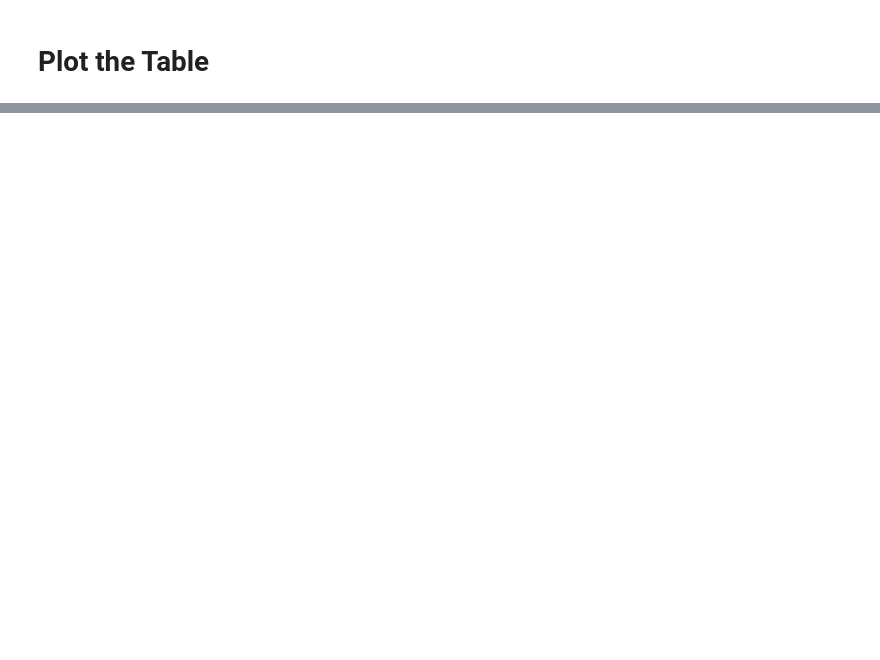
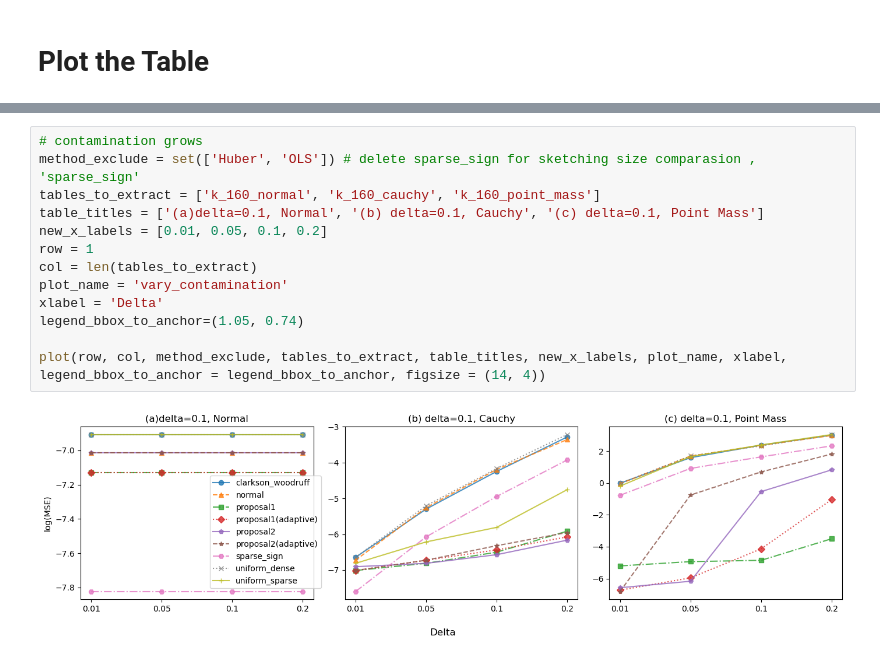
Before and after one commit to Xinming-Dai/RandNLA_Regression, a Jupyter notebook: analysis/plots.ipynb, the cells around one changed output, grey strips where cells are left out. Saved outputs shown, nothing was run; the diff lists cells and outputs as text; blank space fills up the shorter version.

```diff
--- a/analysis/plots.ipynb
+++ b/analysis/plots.ipynb
@@ -74,0 +97,15 @@ plt.show()
+# %%
+# contamination grows
+method_exclude = set(['Huber', 'OLS']) # delete sparse_sign for sketching size comparasion , 'sparse_sign'
+tables_to_extract = ['k_160_normal', 'k_160_cauchy', 'k_160_point_mass']
+table_titles = ['(a)delta=0.1, Normal', '(b) delta=0.1, Cauchy', '(c) delta=0.1, Point Mass']
+new_x_labels = [0.01, 0.05, 0.1, 0.2]
+row = 1
+col = len(tables_to_extract)
+plot_name = 'vary_contamination'
+xlabel = 'Delta'
+legend_bbox_to_anchor=(1.05, 0.74)
+
+plot(row, col, method_exclude, tables_to_extract, table_titles, new_x_labels, plot_name, xlabel, legend_bbox_to_anchor = legend_bbox_to_anchor, figsize = (14, 4))
+# %% [output]
+[figure, added]
```
Also changed, not shown: parts of 7 cells of this notebook, 4 other files.
